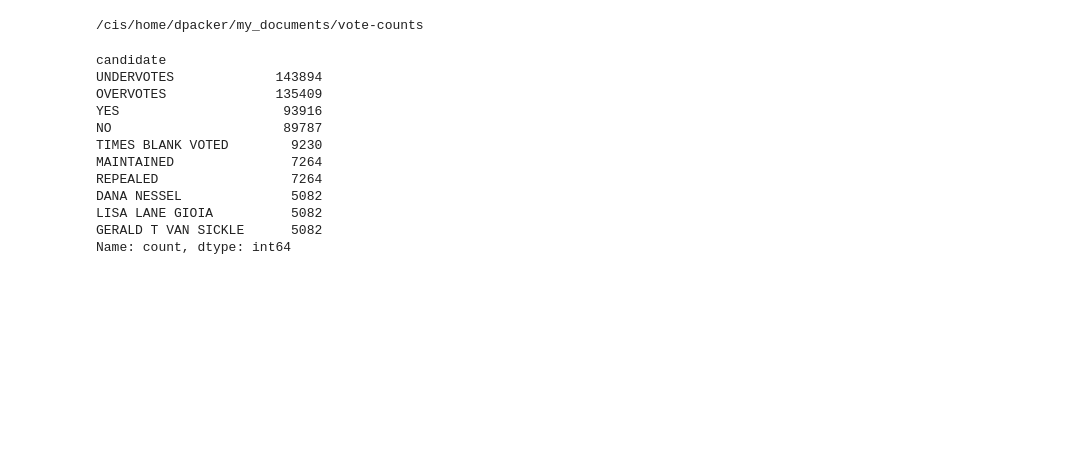
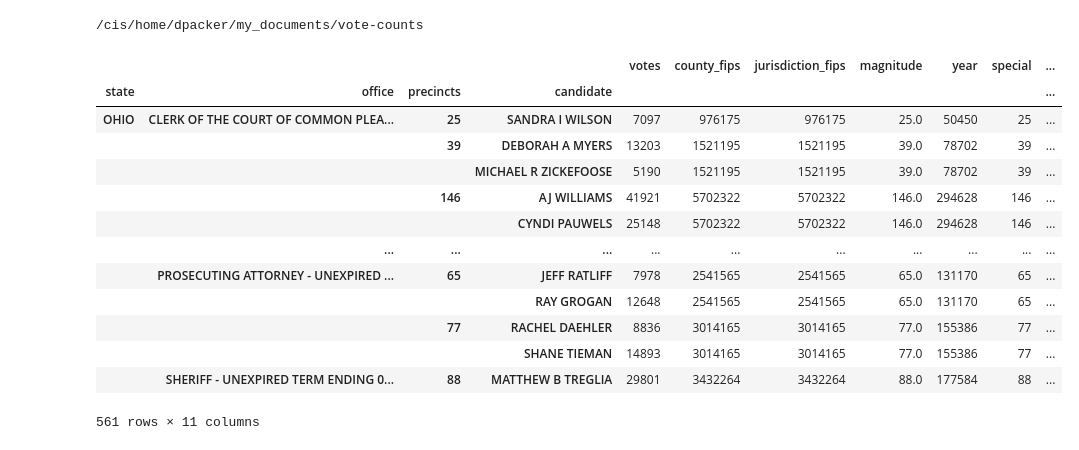
Before and after one commit to Daniel-Packer/vote-counts, a Jupyter notebook: notebooks/local_results_eda.ipynb, the cells around one changed output. Cells and saved outputs as stored; diff of their text form; code cells hidden in the pictures; blank space fills up the shorter version.

```diff
--- a/notebooks/local_results_eda.ipynb
+++ b/notebooks/local_results_eda.ipynb
@@ -29,16 +27,19 @@ election_df = data.groupby(["precinct", "office", "candidate"]).sum("votes")
-# %%
-# data.groupby(["county_fips", "office", "candidate"]).sum(numeric_only=True)[["votes"]]
-data["candidate"].value_counts().iloc[:10]
-# %% [output]
-candidate
-UNDERVOTES             143894
-OVERVOTES              135409
-YES                     93916
-NO                      89787
-TIMES BLANK VOTED        9230
-MAINTAINED               7264
-REPEALED                 7264
-DANA NESSEL              5082
-LISA LANE GIOIA          5082
-GERALD T VAN SICKLE      5082
-Name: count, dtype: int64
+# %%
+# election_df = data.groupby(["precinct", "office", "candidate"]).sum("votes")
+ohio_data = data[data["state"] == "OHIO"]
+ohio_data.groupby(["state", "office", "candidate"]).sum(numeric_only=True).groupby(["state", "office", "precincts", "candidate"]).sum()
+# %% [output]
+|  |  |  |  | votes | county_fips | jurisdiction_fips | magnitude | year | special | ... |
+| state | office | precincts | candidate |  |  |  |  |  |  | ... |
+| OHIO | CLERK OF THE COURT OF COMMON PLEA... | 25 | SANDRA I WILSON | 7097 | 976175 | 976175 | 25.0 | 50450 | 25 | ... |
+|  |  | 39 | DEBORAH A MYERS | 13203 | 1521195 | 1521195 | 39.0 | 78702 | 39 | ... |
+|  |  |  | MICHAEL R ZICKEFOOSE | 5190 | 1521195 | 1521195 | 39.0 | 78702 | 39 | ... |
+|  |  | 146 | AJ WILLIAMS | 41921 | 5702322 | 5702322 | 146.0 | 294628 | 146 | ... |
+|  |  |  | CYNDI PAUWELS | 25148 | 5702322 | 5702322 | 146.0 | 294628 | 146 | ... |
+|  | ... | ... | ... | ... | ... | ... | ... | ... | ... | ... |
+|  | PROSECUTING ATTORNEY - UNEXPIRED ... | 65 | JEFF RATLIFF | 7978 | 2541565 | 2541565 | 65.0 | 131170 | 65 | ... |
+|  |  |  | RAY GROGAN | 12648 | 2541565 | 2541565 | 65.0 | 131170 | 65 | ... |
+|  |  | 77 | RACHEL DAEHLER | 8836 | 3014165 | 3014165 | 77.0 | 155386 | 77 | ... |
+|  |  |  | SHANE TIEMAN | 14893 | 3014165 | 3014165 | 77.0 | 155386 | 77 | ... |
+|  | SHERIFF - UNEXPIRED TERM ENDING 0... | 88 | MATTHEW B TREGLIA | 29801 | 3432264 | 3432264 | 88.0 | 177584 | 88 | ... |
+561 rows × 11 columns
```
Also changed, not shown: parts of 10 cells of this notebook, 5 other files.
